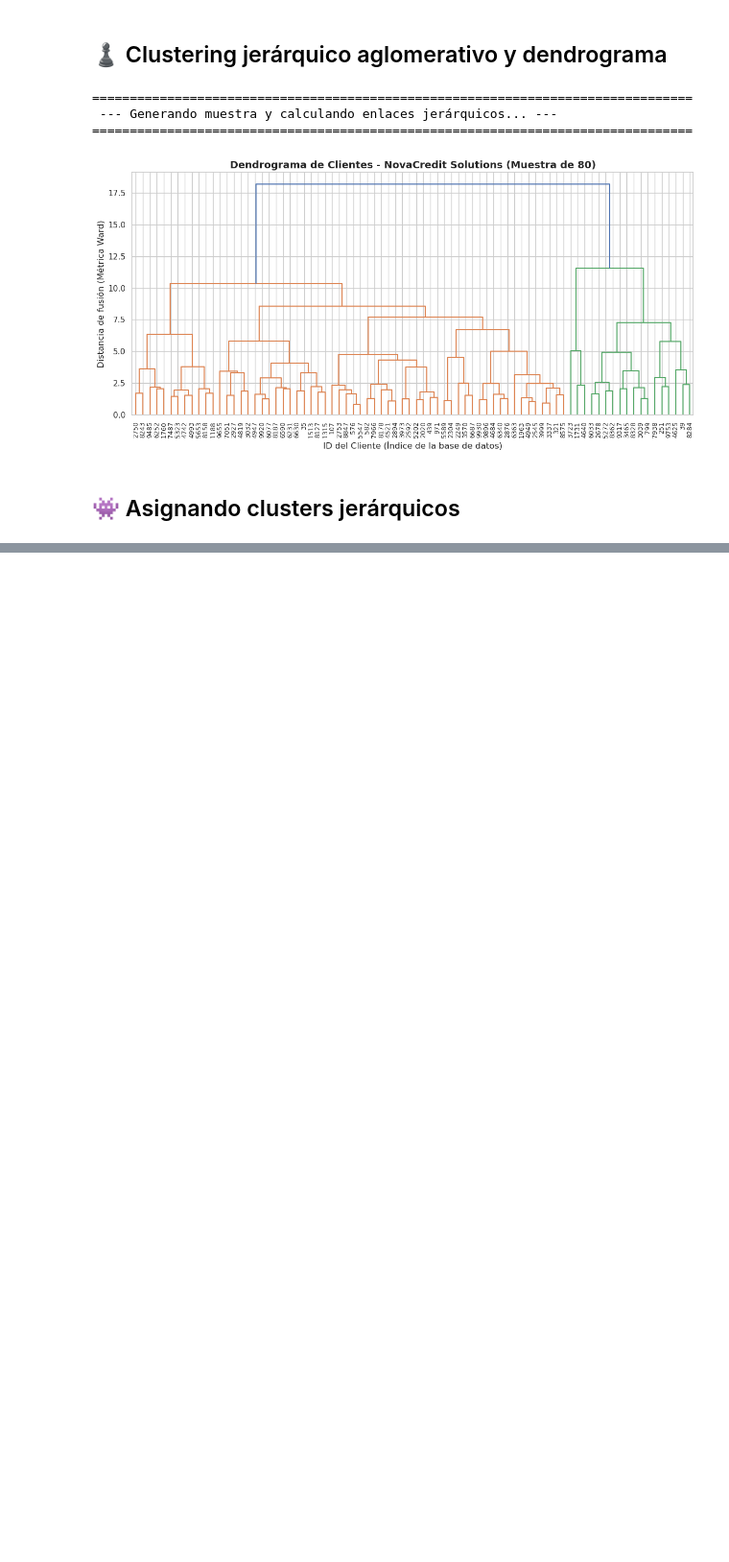
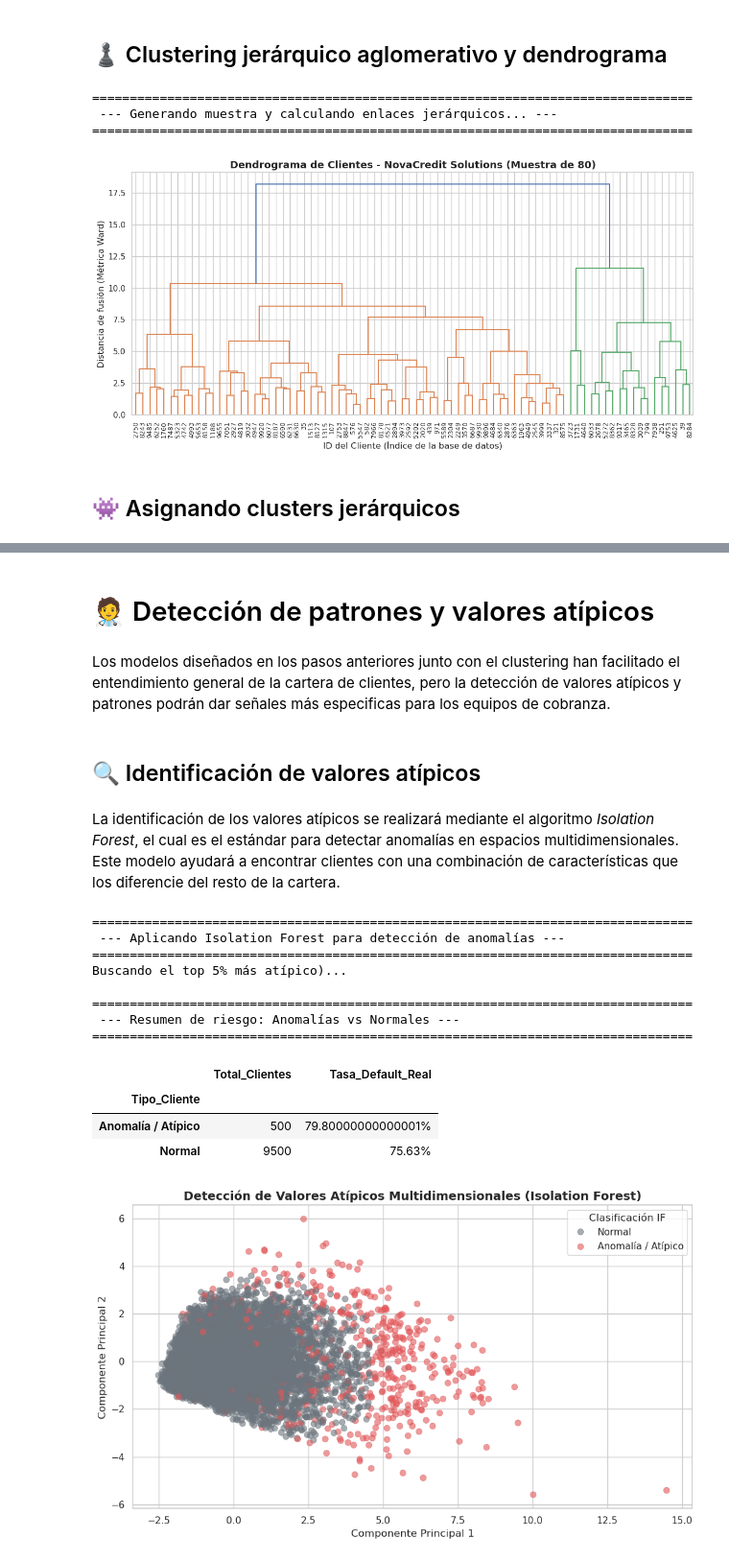
Before and after one commit to RamRider89/aplicaciones-ciencia-datos, a Jupyter notebook: actividades/actividad-2/Actividad_2_Carlos_Duarte.ipynb, the cells around one changed output, grey strips where cells are left out. Shown at 96% size. Drawn from its saved outputs; the diff is of its cells as text; code cells hidden in the pictures; blank space fills up the shorter version.

```diff
--- a/actividades/actividad-2/Actividad_2_Carlos_Duarte.ipynb
+++ b/actividades/actividad-2/Actividad_2_Carlos_Duarte.ipynb
@@ -892,6 +914,9 @@ display_mensaje("Entrenando modelo final de K-Means con k=4")
 kmeans_final = KMeans(n_clusters=k_optimo, random_state=42, n_init=10)
 kmeans_final.fit(X_cluster)
 
+# Asignamos la etiqueta del cluster a cada cliente en el dataframe original
+df_prep['Cluster_Conductual'] = kmeans_final.fit_predict(X_cluster)
+
 # etiquetas finales al DataFrame
 df_prep["cluster_final"] = kmeans_final.labels_
 
@@ -1199,0 +1241,72 @@ nombres_estrategicos = {
+# %% [markdown]
+# 🧑‍⚕️ Detección de patrones y valores atípicos
+# %% [markdown]
+Los modelos diseñados en los pasos anteriores junto con el clustering han facilitado el entendimiento general de la cartera de clientes, pero la detección de valores atípicos y patrones podrán dar señales más especificas para los equipos de cobranza.
+# %% [markdown]
+## 🔍 Identificación de valores atípicos
+# %% [markdown]
+La identificación de los valores atípicos se realizará mediante el algoritmo *Isolation Forest*, el cual es el estándar para detectar anomalías en espacios multidimensionales. Este modelo ayudará a encontrar clientes con una combinación de características que los diferencie del resto de la cartera.
+# %%
+# ------------------------------------------------------------------------------
+# Identificación de valores atípicos
+# ------------------------------------------------------------------------------
+from sklearn.ensemble import IsolationForest
+
+display_mensaje("Aplicando Isolation Forest para detección de anomalías")
+print("Buscando el top 5% más atípico)...")
+
+# buscando el top 5% clietnes atípicos
+iso_forest = IsolationForest(contamination=0.05, random_state=42, n_jobs=-1)
+
+# datos normales = 1 || outliers = -1
+df_prep['Outlier_Flag'] = iso_forest.fit_predict(X_cluster)
+
+# etiqueas claras
+df_prep['Tipo_Cliente'] = df_prep['Outlier_Flag'].map({1: 'Normal', -1: 'Anomalía / Atípico'})
+
+# analizando la tasa de default de las anomalías vs lo normal
+resumen_outliers = df_prep.groupby('Tipo_Cliente').agg(
+    Total_Clientes=('default_12m', 'count'),
+    Tasa_Default_Real=('default_12m', 'mean')
+).round(4)
+
+# resumen
+resumen_outliers['Tasa_Default_Real'] = (resumen_outliers['Tasa_Default_Real'] * 100).astype(str) + '%'
+display_mensaje("Resumen de riesgo: Anomalías vs Normales")
+display(resumen_outliers)
+
+# ------------------------------------------------------------------------------
+# Visualización de los Atípicos en el espacio PCA
+# ------------------------------------------------------------------------------
+plt.figure(figsize=(10, 6))
+
+# scatterplot || normales en gris y anomalías en rojo
+sns.scatterplot(
+    x=X_pca[:, 0], y=X_pca[:, 1],
+    hue=df_prep['Tipo_Cliente'],
+    palette={'Normal': _color_gray, 'Anomalía / Atípico': _Red_},
+    s=50, alpha=0.6, edgecolor=None
+)
+
+# titulos
+plt.title("Detección de Valores Atípicos Multidimensionales (Isolation Forest)", fontsize=14, fontweight='bold')
+plt.xlabel("Componente Principal 1")
+plt.ylabel("Componente Principal 2")
+plt.legend(title="Clasificación IF")
+plt.tight_layout()
+plt.savefig("figs/10-valores-atipicos.png")
+plt.show()
+# %% [output]
+================================================================================
+ --- Aplicando Isolation Forest para detección de anomalías ---
+================================================================================
+Buscando el top 5% más atípico)...
+
+================================================================================
+ --- Resumen de riesgo: Anomalías vs Normales ---
+================================================================================
+|  | Total_Clientes | Tasa_Default_Real |
+| Tipo_Cliente |  |  |
+| Anomalía / Atípico | 500 | 79.80000000000001% |
+| Normal | 9500 | 75.63% |
+[figure, added]
```
Also changed, not shown: parts of 30 cells of this notebook, 5 other files.
